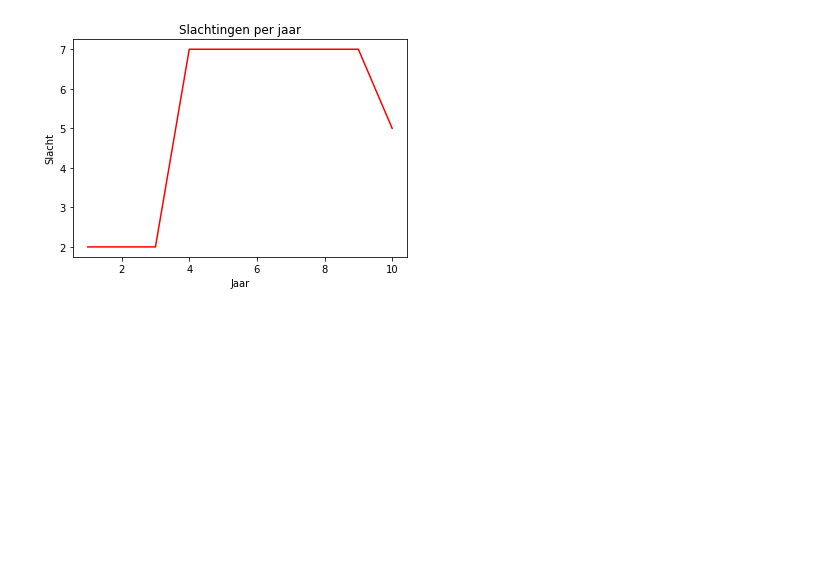
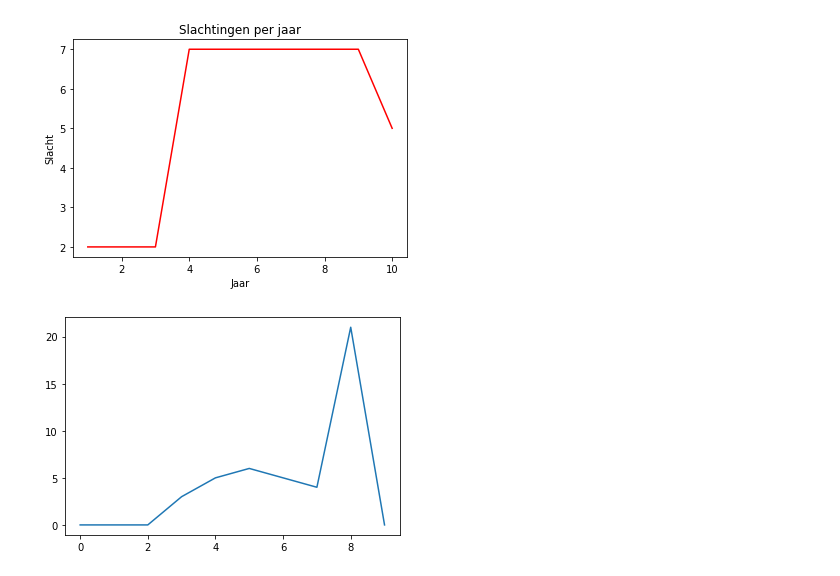
Before and after one commit to MBNRemmig/schapen_sim, a Jupyter notebook: test.ipynb, the cells around one changed output. Drawn from its saved outputs; the diff is of its cells as text; code cells hidden in the pictures; blank space fills up the shorter version.

Commit message:
Add graph of verhongering

```diff
--- a/test.ipynb
+++ b/test.ipynb
@@ -80,3 +80,8 @@ plt.title('Slachtingen per jaar')
 plt.show()
 # %% [output]
 [figure]
+# %%
+plt.plot(schapen_sim['Verhongering'].values)
+plt.show()
+# %% [output]
+[figure, added]
```
